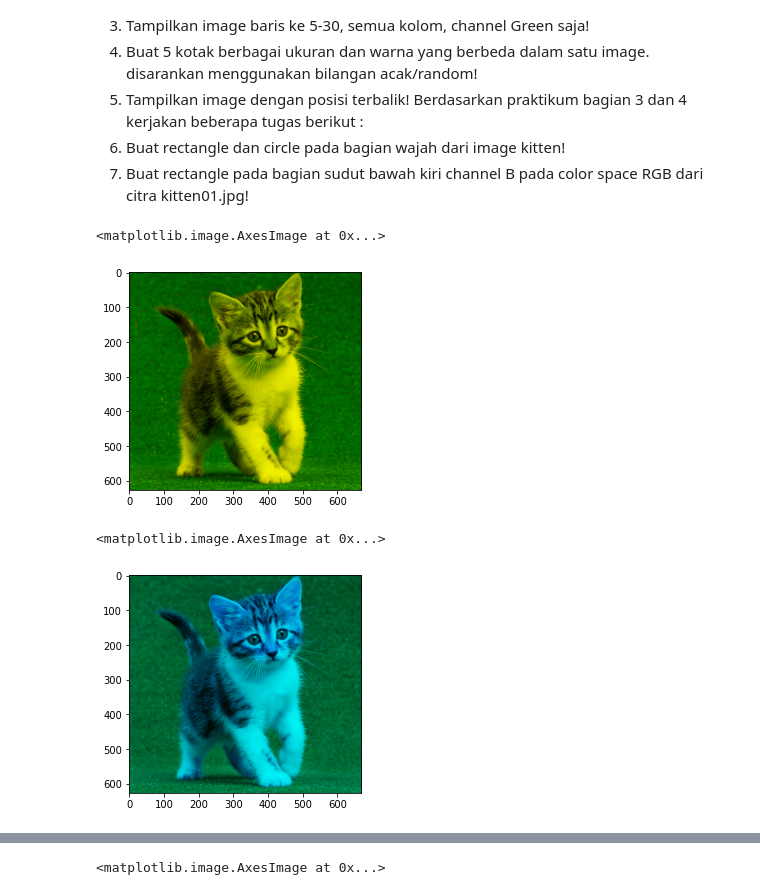
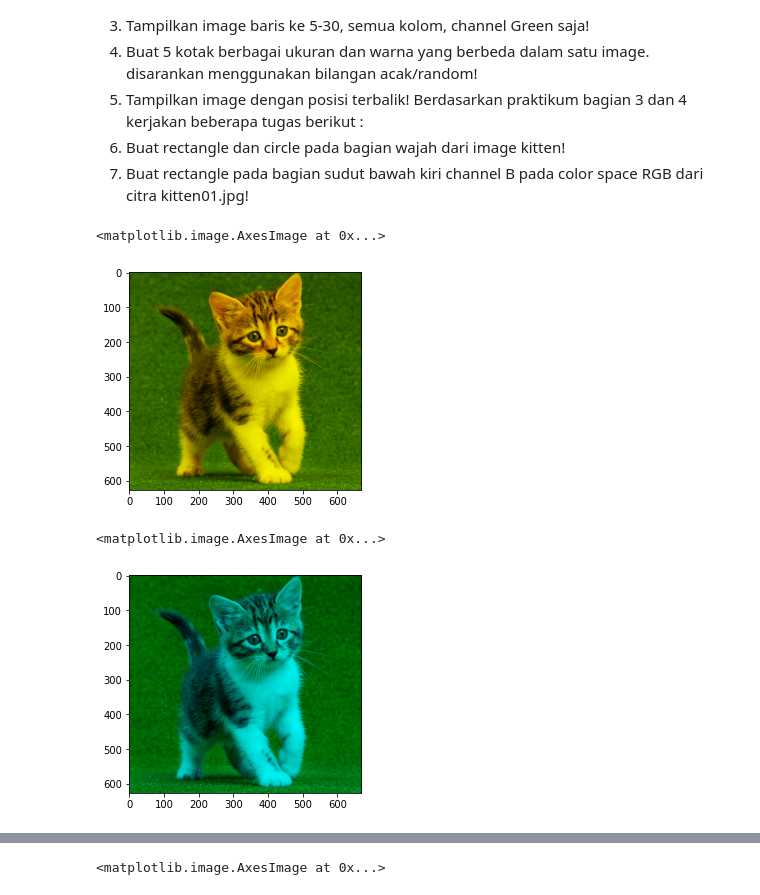
Before and after one commit to syaifuddinzuhri/PCVK_Genap_2022, a Jupyter notebook: week2.ipynb, the cells around one changed output, grey strips where cells are left out. Saved outputs shown, nothing was run; the diff lists cells and outputs as text; code cells hidden in the pictures.

```diff
--- a/week2.ipynb
+++ b/week2.ipynb
@@ -246,21 +252,21 @@ dari citra kitten01.jpg!
 # %%
 # 1. Tampilkan image dalam channel Red-Green dan Green-Blue saja!
 
 image5 = cv.imread('/content/drive/MyDrive/PCVK/week_2/assets/kitchen.jpeg')
 image6 = cv.cvtColor(image5, cv.COLOR_BGR2RGB)
-B,G,R = cv.split(image6)
+R,G,B = cv.split(image6)
 zeros = np.zeros(image6.shape[:2], dtype="uint8")
 red_green = cv.merge([R,G,zeros])
 plt.imshow(red_green)
 # %% [output]
 <matplotlib.image.AxesImage at 0x...>
-[figure, old version]
+[figure, new version]
 # %%
 green_blue = cv.merge([zeros,G,B])
 plt.imshow(green_blue)
 # %% [output]
 <matplotlib.image.AxesImage at 0x...>
-[figure, old version]
+[figure, new version]
 # %%
 # 2. Tampilkan image baris ke 10-100, kolom 10-100!
 
```
Also changed, not shown: parts of 5 cells of this notebook.
